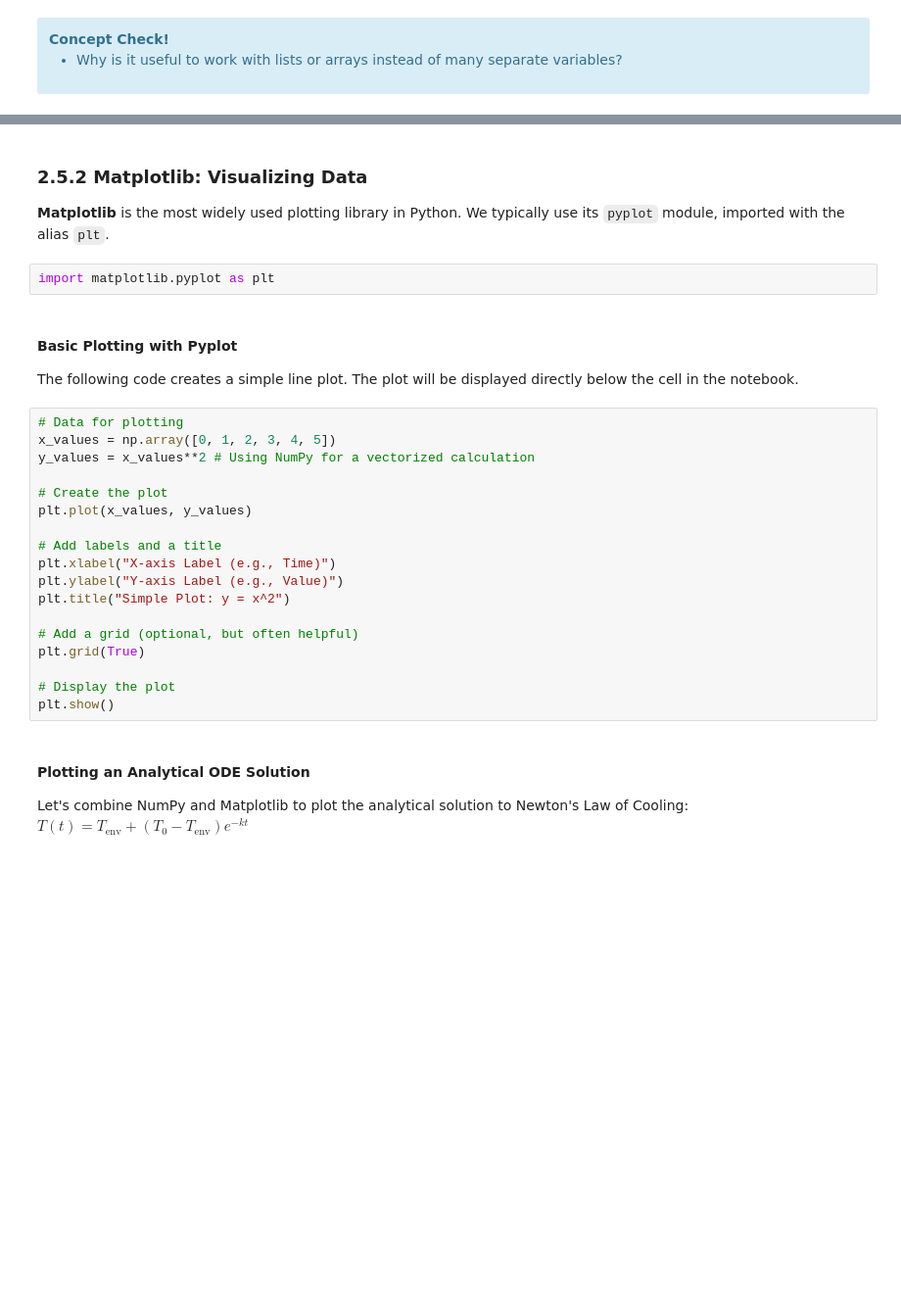
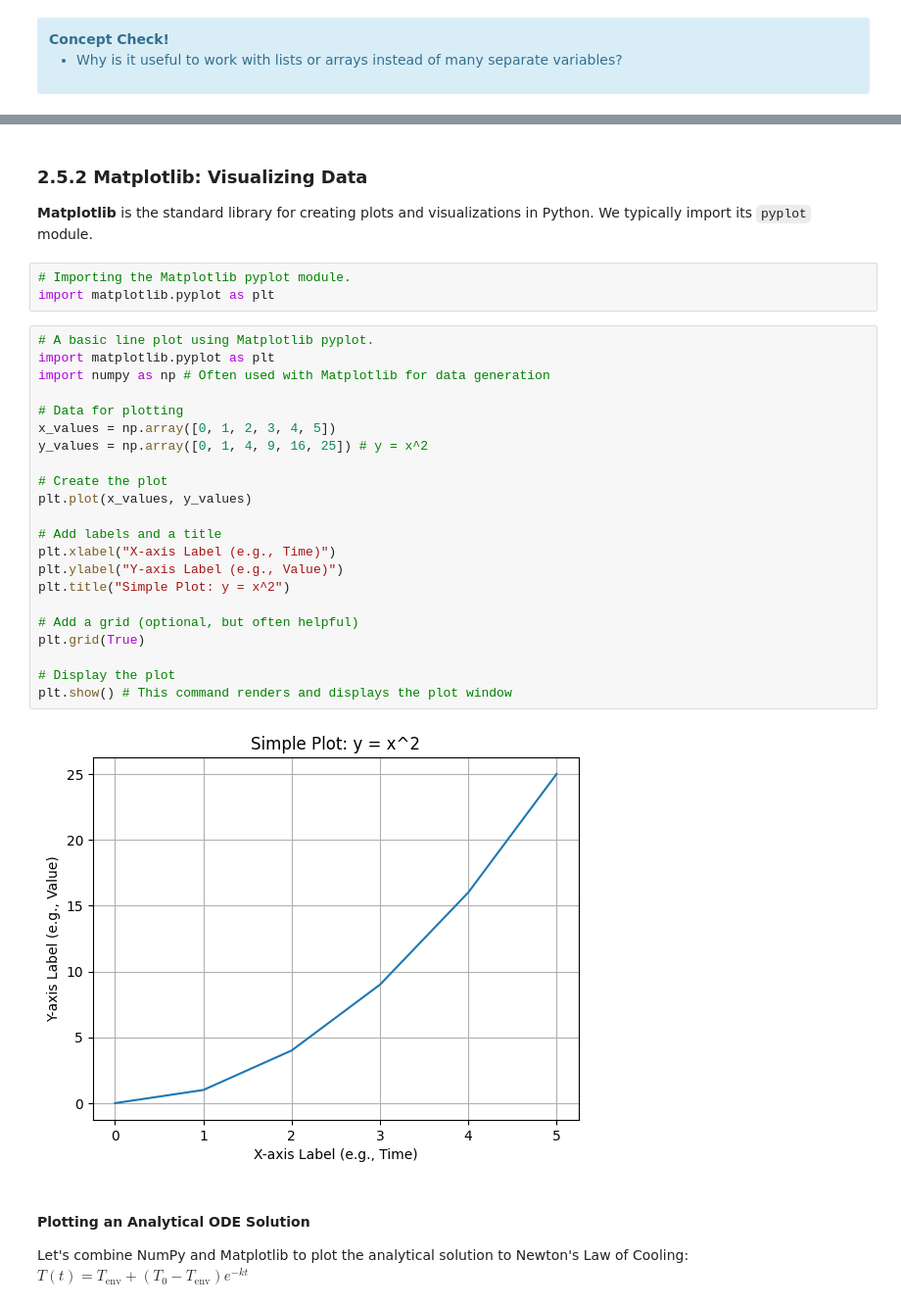
Before and after one commit to demichie/Principles-of-Numerical-Modelling-in-Geosciences, a Jupyter notebook: Chapter2.ipynb, the cells around one changed output, grey strips where cells are left out. Shown: that part at 98% size. Cells and saved outputs as stored; diff of their text form; blank space fills up the shorter version.

```diff
--- a/Chapter2.ipynb
+++ b/Chapter2.ipynb
@@ -369,29 +676,33 @@ print("\nsin(angles):", np.sin(angles))
 # %% [markdown]
 ### 2.5.2 Matplotlib: Visualizing Data
-**Matplotlib** is the most widely used plotting library in Python. We typically use its `pyplot` module, imported with the alias `plt`.
+**Matplotlib** is the standard library for creating plots and visualizations in Python. We typically import its `pyplot` module.
 # %%
+# Importing the Matplotlib pyplot module.
 import matplotlib.pyplot as plt
-# %% [markdown]
-#### Basic Plotting with Pyplot
-The following code creates a simple line plot. The plot will be displayed directly below the cell in the notebook.
 # %%
+# A basic line plot using Matplotlib pyplot.
+import matplotlib.pyplot as plt
+import numpy as np # Often used with Matplotlib for data generation
+
 # Data for plotting
 x_values = np.array([0, 1, 2, 3, 4, 5])
-y_values = x_values**2 # Using NumPy for a vectorized calculation
+y_values = np.array([0, 1, 4, 9, 16, 25]) # y = x^2
 
 # Create the plot
 plt.plot(x_values, y_values)
 
 # Add labels and a title
 plt.xlabel("X-axis Label (e.g., Time)")
 plt.ylabel("Y-axis Label (e.g., Value)")
 plt.title("Simple Plot: y = x^2")
 
 # Add a grid (optional, but often helpful)
 plt.grid(True)
 
 # Display the plot
-plt.show()
+plt.show() # This command renders and displays the plot window
+# %% [output]
+[figure, added]
 # %% [markdown]
 #### Plotting an Analytical ODE Solution
 Let's combine NumPy and Matplotlib to plot the analytical solution to Newton's Law of Cooling:
```
Also changed, not shown: parts of 88 cells of this notebook.
